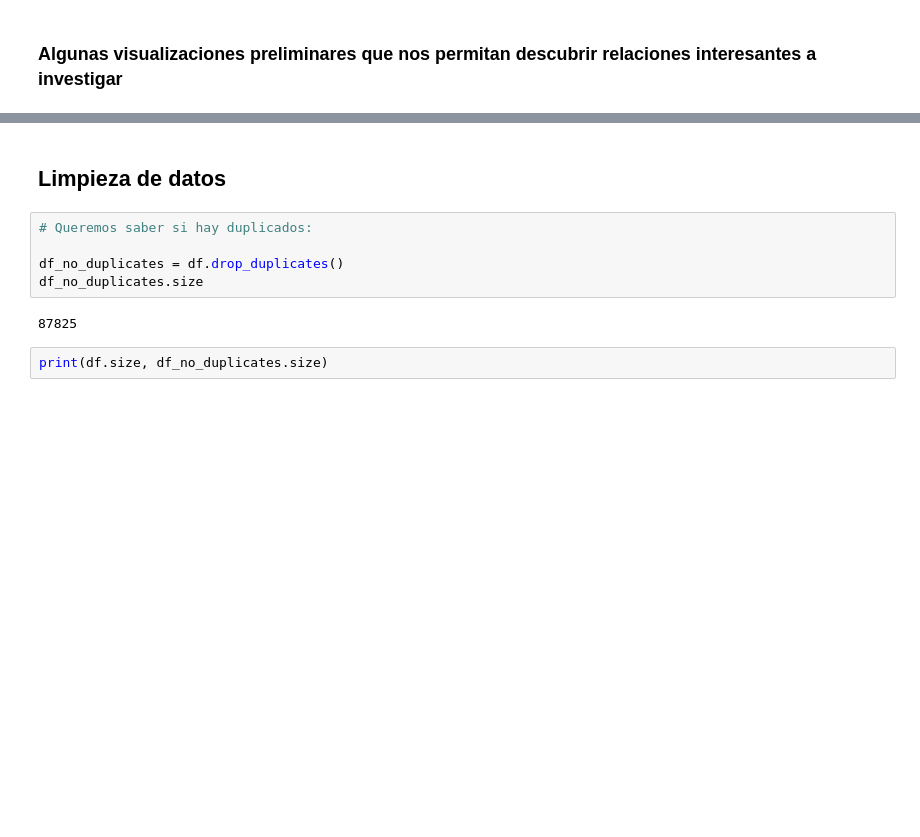
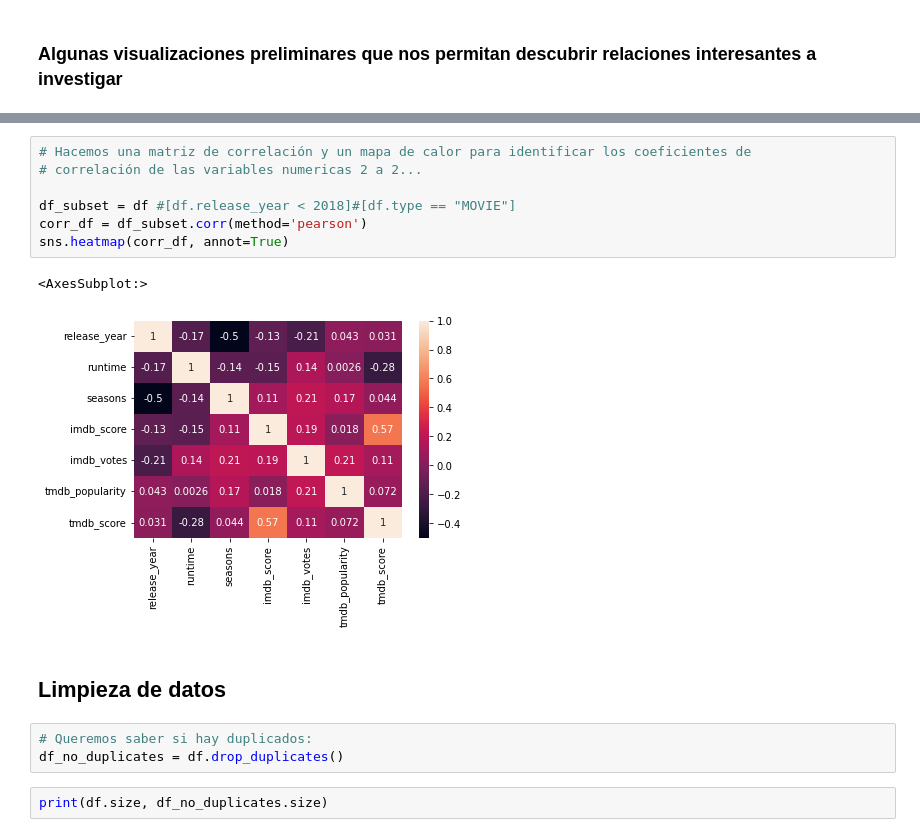
Before and after one commit to gejocastro/entrega-final-ad22, a Jupyter notebook: examen_data_analysis.ipynb, the cells around one changed output, grey strips where cells are left out. Saved outputs shown, nothing was run; the diff lists cells and outputs as text; blank space fills up the shorter version.

```diff
--- a/examen_data_analysis.ipynb
+++ b/examen_data_analysis.ipynb
@@ -170,12 +211,18 @@ sns.pairplot(data=df,hue="type")
+# %%
+# Hacemos una matriz de correlación y un mapa de calor para identificar los coeficientes de
+# correlación de las variables numericas 2 a 2...
+
+df_subset = df #[df.release_year < 2018]#[df.type == "MOVIE"]
+corr_df = df_subset.corr(method='pearson')
+sns.heatmap(corr_df, annot=True)
+# %% [output]
+<AxesSubplot:>
+[figure, added]
 # %% [markdown]
 ## Limpieza de datos
 # %%
 # Queremos saber si hay duplicados:
-
 df_no_duplicates = df.drop_duplicates()
-df_no_duplicates.size
-# %% [output]
-87825
 # %%
 print(df.size, df_no_duplicates.size)
 # %% [output]
```
Also changed, not shown: parts of 17 cells of this notebook, 1 other file.
